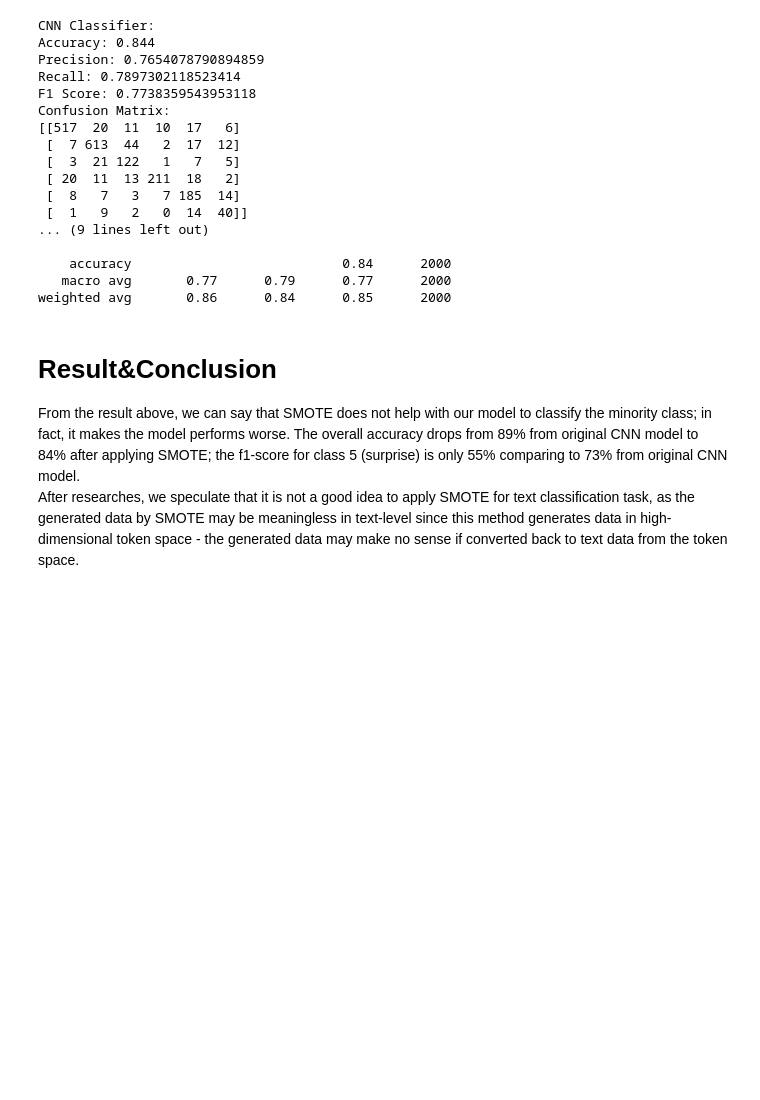
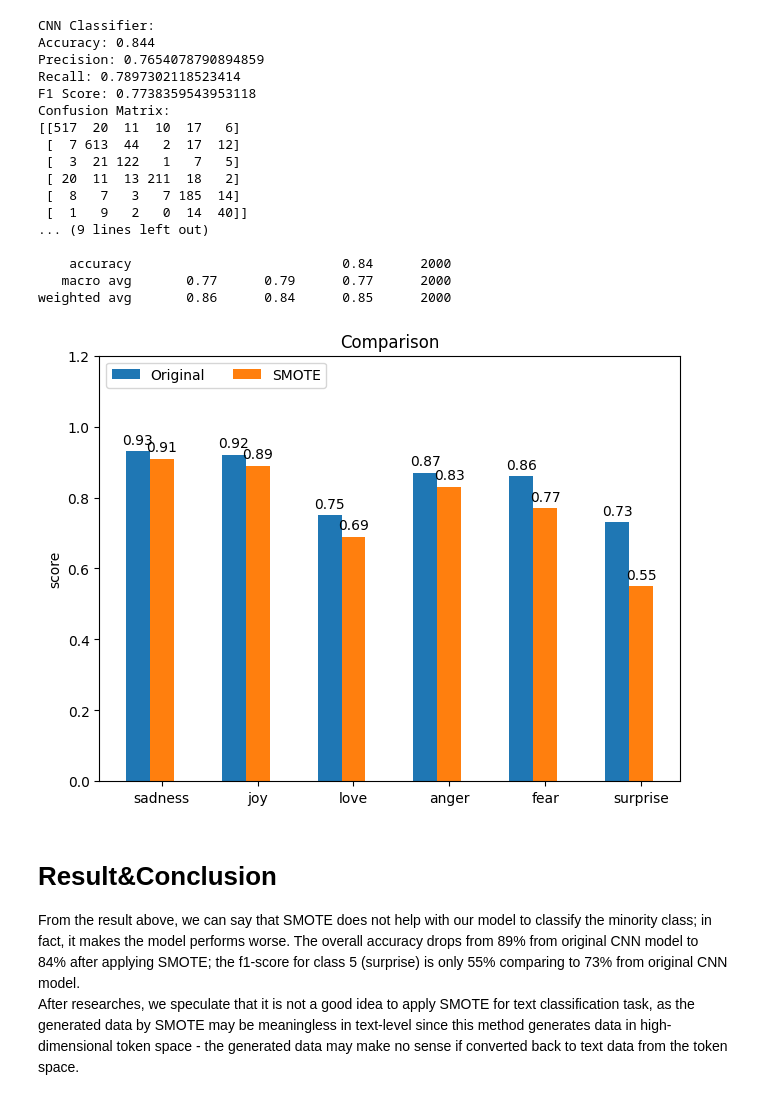
Before and after one commit to andrewannd/lstm-emotion-classification, a Jupyter notebook: CNN_SMOTE.ipynb, the cells around one changed output. Saved outputs shown, nothing was run; the diff lists cells and outputs as text; code cells hidden in the pictures; blank space fills up the shorter version.

Commit message:
Add performance comparison in bar chart

```diff
--- a/CNN_SMOTE.ipynb
+++ b/CNN_SMOTE.ipynb
@@ -378,6 +378,34 @@ Confusion Matrix:
     accuracy                           0.84      2000
    macro avg       0.77      0.79      0.77      2000
 weighted avg       0.86      0.84      0.85      2000
+# %%
+performance = {
+    'Original': (0.93, 0.92, 0.75, 0.87, 0.86, 0.73),
+    'SMOTE': (0.91, 0.89, 0.69, 0.83, 0.77, 0.55)
+}
+
+x = np.arange(len(labels))  # the label locations
+width = 0.25  # the width of the bars
+multiplier = 0
+
+fig, ax = plt.subplots(layout='constrained')
+
+for attribute, measurement in performance.items():
+    offset = width * multiplier
+    rects = ax.bar(x + offset, measurement, width, label=attribute)
+    ax.bar_label(rects, padding=3)
+    multiplier += 1
+
+# Add some text for labels, title and custom x-axis tick labels, etc.
+ax.set_ylabel('score')
+ax.set_title('Comparison')
+ax.set_xticks(x + width, labels)
+ax.legend(loc='upper left', ncols=3)
+ax.set_ylim(0, 1.2)
+
+plt.show()
+# %% [output]
+[figure, added]
 # %% [markdown]
 # Result&Conclusion
 From the result above, we can say that SMOTE does not help with our model to classify the minority class; in fact, it makes the model performs worse. The overall accuracy drops from 89% from original CNN model to 84% after applying SMOTE; the f1-score for class 5 (surprise) is only 55% comparing to 73% from original CNN model.
```
Also changed, not shown: 2 other files.
